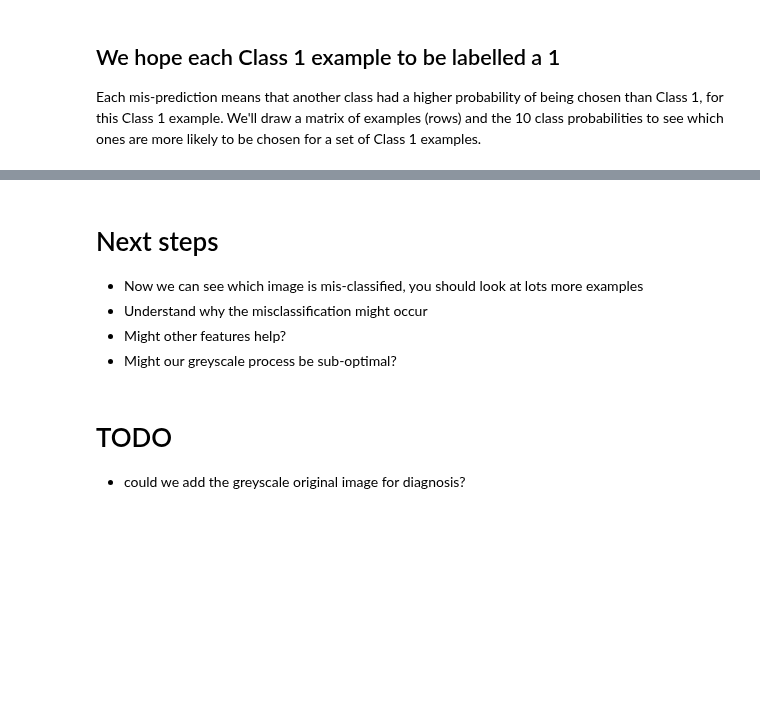
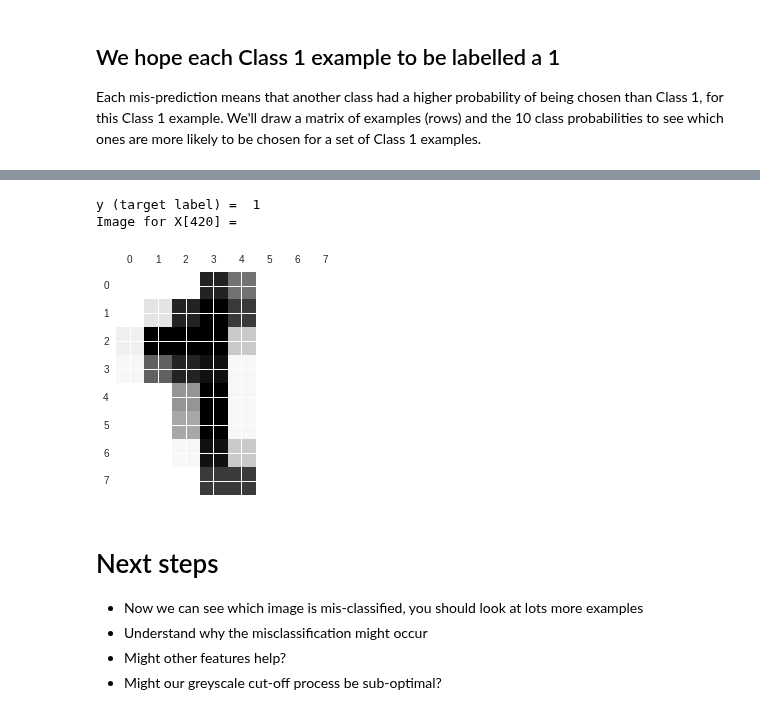
Before and after one commit to ianozsvald/data_science_delivered, a Jupyter notebook: ml_diagnosis_confusion_matrix_and_worst_example.ipynb, the cells around one changed output, grey strips where cells are left out. Drawn from its saved outputs; the diff is of its cells as text; code cells hidden in the pictures; blank space fills up the shorter version.

```diff
--- a/ml_diagnosis_confusion_matrix_and_worst_example.ipynb
+++ b/ml_diagnosis_confusion_matrix_and_worst_example.ipynb
@@ -221,11 +224,13 @@ Image for X[233] =
+# %%
+show_example(idx_for_truth_for_this_example, X_test_greyscale, y_test)
+# %% [output]
+y (target label) =  1
+Image for X[420] =
+[figure, added]
 # %% [markdown]
 # Next steps
 
 * Now we can see which image is mis-classified, you should look at lots more examples
 * Understand why the misclassification might occur
 * Might other features help?
-* Might our greyscale process be sub-optimal?
+* Might our greyscale cut-off process be sub-optimal?
-# %% [markdown]
-# TODO
-
-* could we add the greyscale original image for diagnosis?
```
Also changed, not shown: parts of 12 cells of this notebook.
